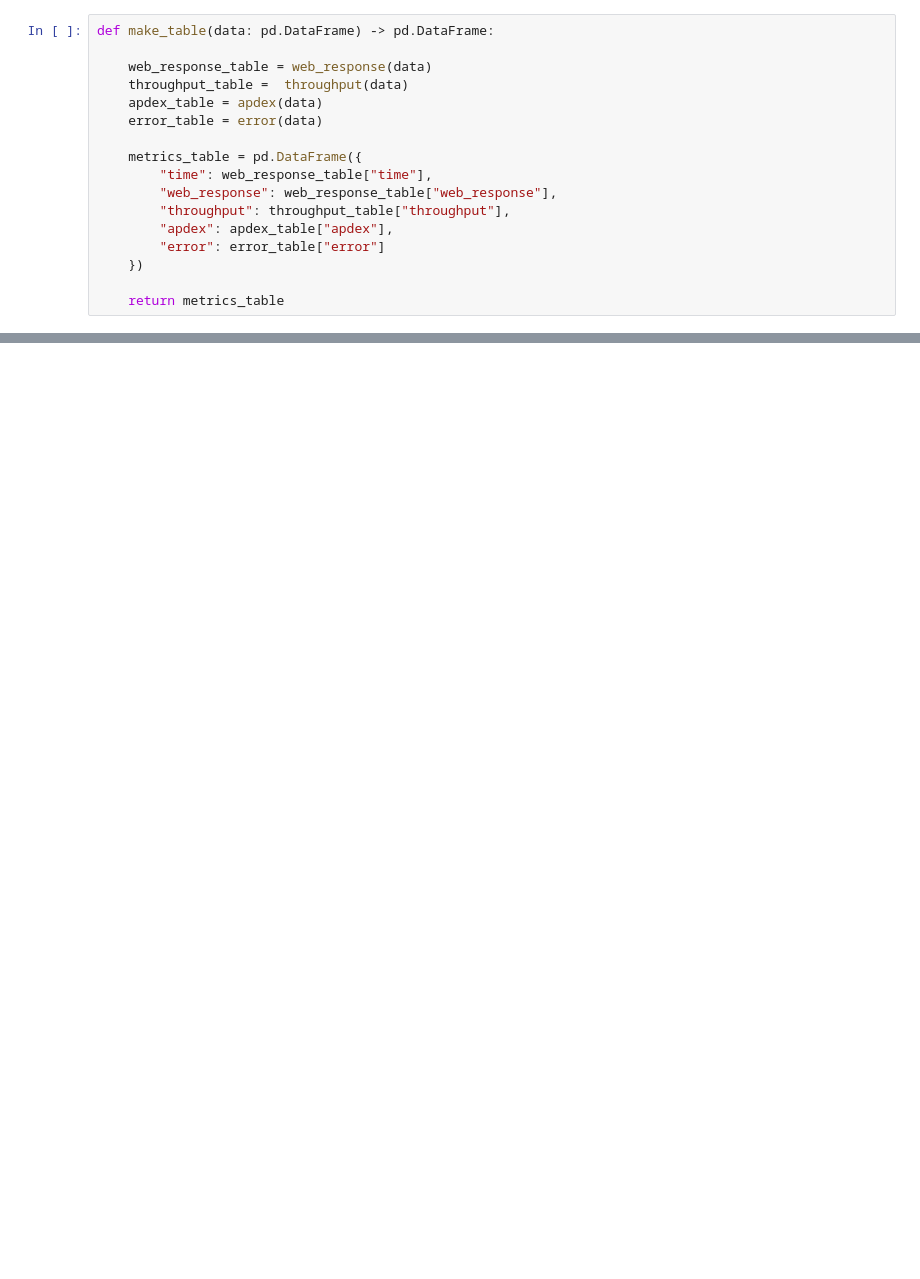
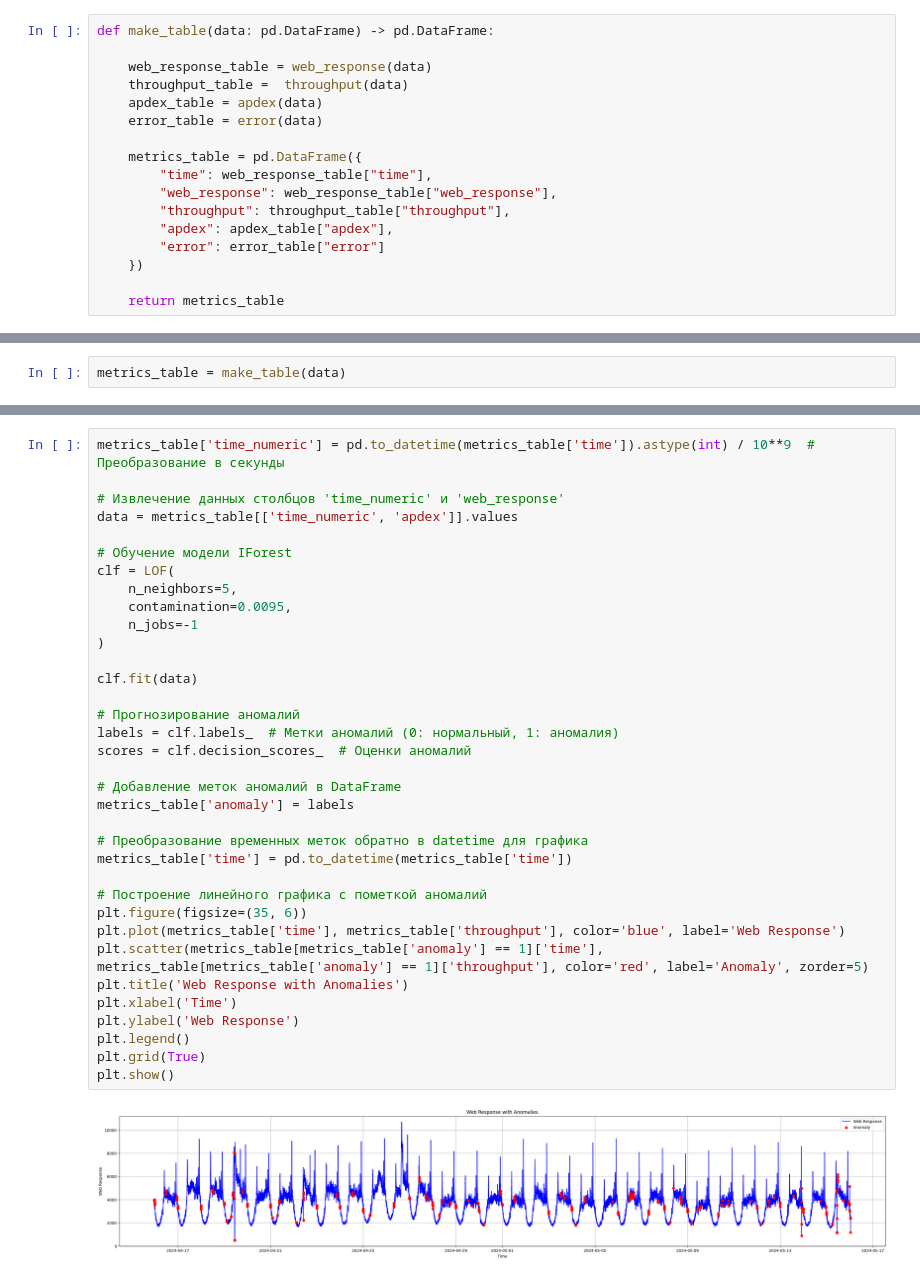
Before and after one commit to REU-DS-CLUB/redlab_hack, a Jupyter notebook: Analyst.ipynb, the cells around one changed output, grey strips where cells are left out. Drawn from its saved outputs; the diff is of its cells as text; blank space fills up the shorter version.

Commit message:
fix make table

```diff
--- a/Analyst.ipynb
+++ b/Analyst.ipynb
@@ -81,0 +58,2 @@ See the caveats in the documentation: https://pandas.pydata.org/pandas-docs/stab
+# %%
+metrics_table = make_table(data)
@@ -81,0 +87,37 @@ See the caveats in the documentation: https://pandas.pydata.org/pandas-docs/stab
+# %%
+metrics_table['time_numeric'] = pd.to_datetime(metrics_table['time']).astype(int) / 10**9  # Преобразование в секунды
+
+# Извлечение данных столбцов 'time_numeric' и 'web_response'
+data = metrics_table[['time_numeric', 'apdex']].values
+
+# Обучение модели IForest
+clf = LOF(
+    n_neighbors=5,
+    contamination=0.0095,
+    n_jobs=-1
+)
+
+clf.fit(data)
+
+# Прогнозирование аномалий
+labels = clf.labels_  # Метки аномалий (0: нормальный, 1: аномалия)
+scores = clf.decision_scores_  # Оценки аномалий
+
+# Добавление меток аномалий в DataFrame
+metrics_table['anomaly'] = labels
+
+# Преобразование временных меток обратно в datetime для графика
+metrics_table['time'] = pd.to_datetime(metrics_table['time'])
+
+# Построение линейного графика с пометкой аномалий
+plt.figure(figsize=(35, 6))
+plt.plot(metrics_table['time'], metrics_table['throughput'], color='blue', label='Web Response')
+plt.scatter(metrics_table[metrics_table['anomaly'] == 1]['time'], metrics_table[metrics_table['anomaly'] == 1]['throughput'], color='red', label='Anomaly', zorder=5)
+plt.title('Web Response with Anomalies')
+plt.xlabel('Time')
+plt.ylabel('Web Response')
+plt.legend()
+plt.grid(True)
+plt.show()
+# %% [output]
+[figure, added]
```
Also changed, not shown: parts of 8 cells of this notebook, 2 other files.
